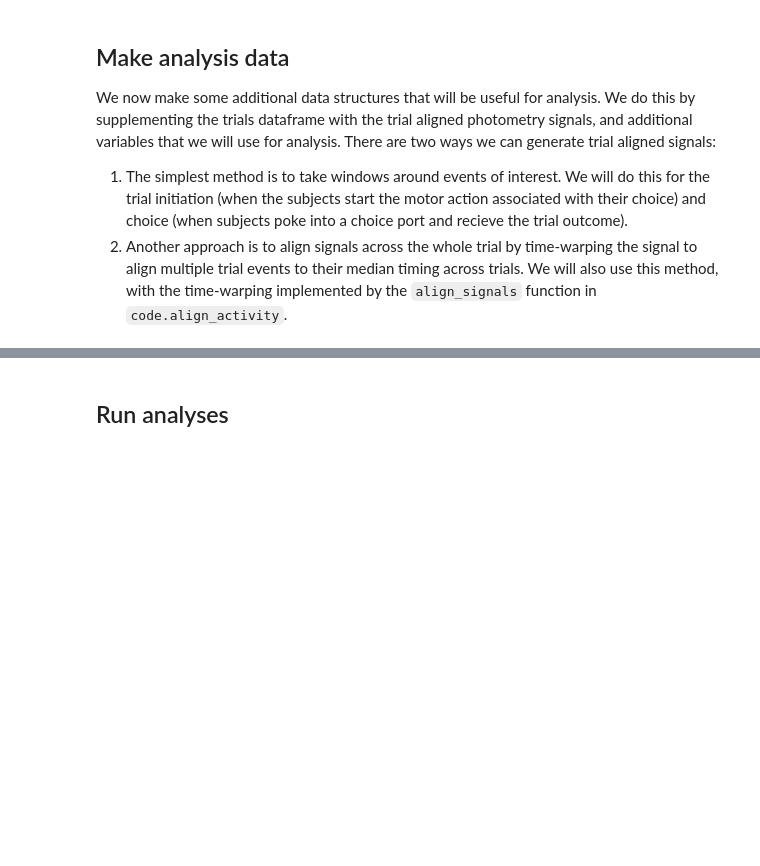
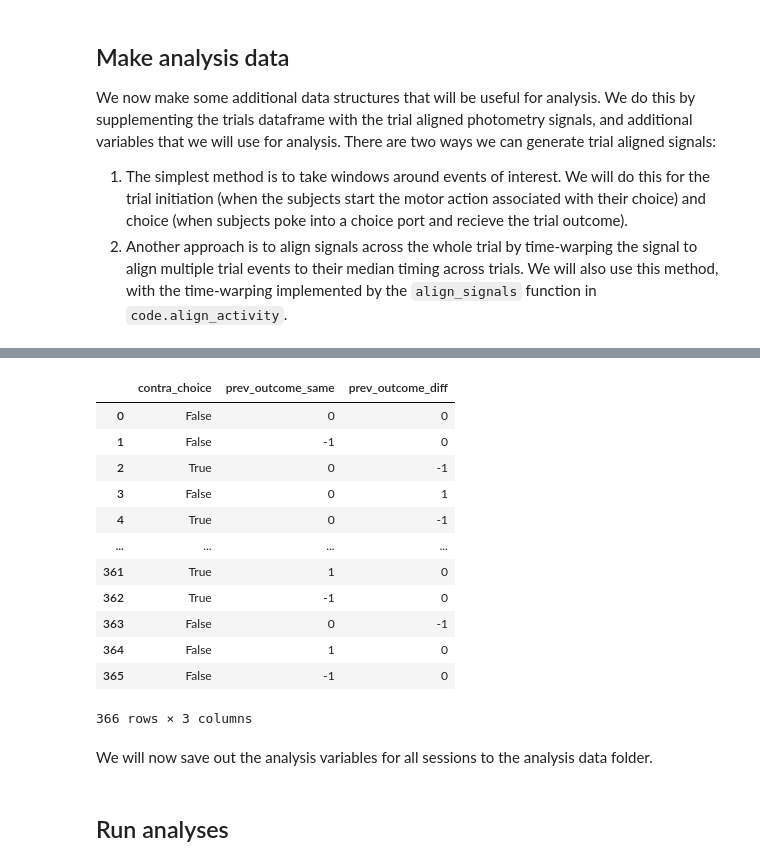
Before and after one commit to cognitive-circuits/photometry_analysis, a Jupyter notebook: photometry_analysis.ipynb, the cells around one changed output, grey strips where cells are left out. Drawn from its saved outputs; the diff is of its cells as text; code cells hidden in the pictures; blank space fills up the shorter version.

Commit message:
- Implemented saving out of analysis variables dataframe to analysis data folder.

```diff
--- a/photometry_analysis.ipynb
+++ b/photometry_analysis.ipynb
@@ -246,3 +263,33 @@ In addition to saving out the trial aligned firing rates, we will save out an ad
 # %%
-def make_trial_variables_df(session):
-    pass
+def make_analysis_variables_df(session):
+    # Make variable indicating whether each trials choice was contra- or ipsi-lateral to the fiber.
+    contra_action = "poke_4" if session.photometry.hemisphere == "R" else "poke_6"
+    contra_choice = session.trials_df.choice == contra_action
+    # Make variables coding for the previous trials outcome on trials where the previous choice was the same/different from the current choice.
+    same_choice = session.trials_df.choice == session.trials_df.choice.shift(1) # True if choice is same as previous trial.
+    prev_outcome = 2*(session.trials_df.outcome.shift(1, fill_value=0.5)-0.5)   # Previous trial outcome coded 1/-1 for reward/omission.
+    prev_outcome_same = (prev_outcome*same_choice).astype(int)  # Previous trial outcome coded 1/-1 on trials where choice is same as previous trial
+    prev_outcome_diff = (prev_outcome*~same_choice).astype(int) # Previous trial outcome coded 1/-1 on trials where choice is different from previous trial
+    return pd.DataFrame({"contra_choice" : contra_choice,
+                         "prev_outcome_same" : prev_outcome_same,
+                         "prev_outcome_diff" : prev_outcome_diff})
+
+analysis_vars_df = make_analysis_variables_df(session)
+
+analysis_vars_df
+# %% [output]
+|  | contra_choice | prev_outcome_same | prev_outcome_diff |
+| 0 | False | 0 | 0 |
+| 1 | False | -1 | 0 |
+| 2 | True | 0 | -1 |
+| 3 | False | 0 | 1 |
+| 4 | True | 0 | -1 |
+| ... | ... | ... | ... |
+| 361 | True | 1 | 0 |
+| 362 | True | -1 | 0 |
+| 363 | False | 0 | -1 |
+| 364 | False | 1 | 0 |
+| 365 | False | -1 | 0 |
+366 rows × 3 columns
+# %% [markdown]
+We will now save out the analysis variables for all sessions to the analysis data folder.
```
Also changed, not shown: parts of 4 cells of this notebook, 1 other file.
